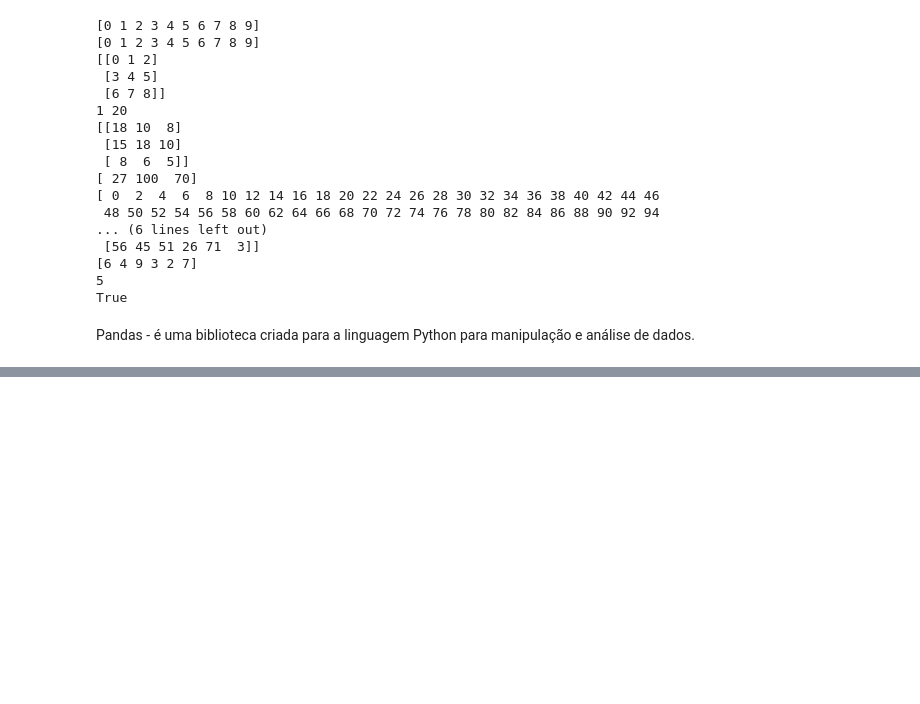
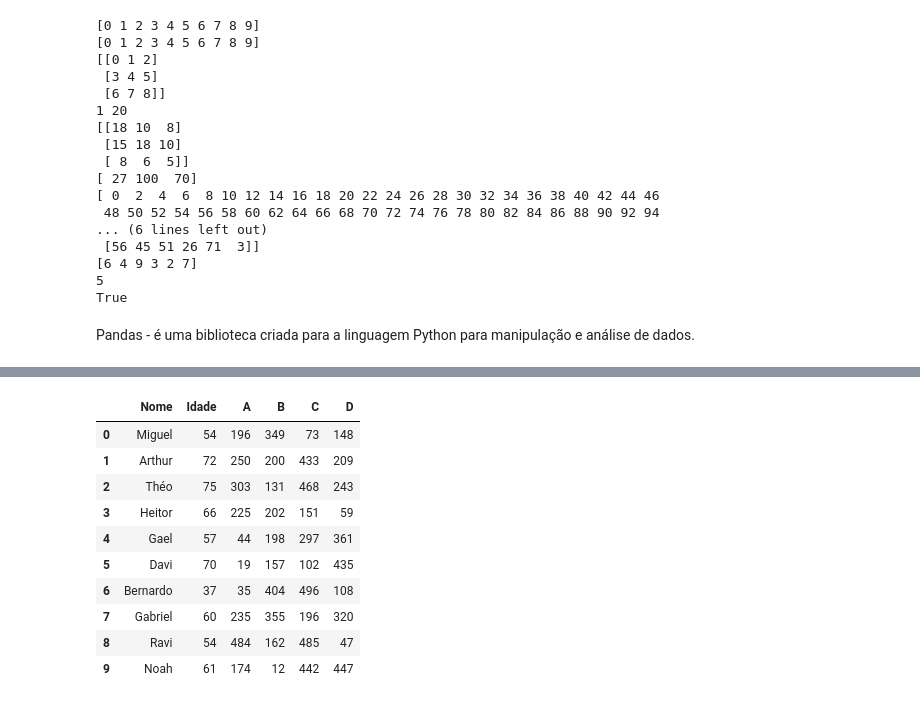
Before and after one commit to wendellbarcelos/Curso-Formacao-Cientista-de-Dados, a Jupyter notebook: Python.ipynb, the cells around one changed output, grey strips where cells are left out. Cells and saved outputs as stored; diff of their text form; code cells hidden in the pictures; blank space fills up the shorter version.

```diff
--- a/Python.ipynb
+++ b/Python.ipynb
@@ -864,0 +890,22 @@ Pandas - é uma biblioteca criada para a linguagem Python para manipulação e a
+# %%
+num = {'Nome':['Miguel','Arthur','Théo','Heitor','Gael','Davi','Bernardo','Gabriel','Ravi','Noah'],
+       'Idade':[54, 72, 75, 66, 57, 70, 37, 60, 54, 61],
+       'A':[196, 250, 303, 225, 44, 19, 35, 235, 484, 174],
+       'B':[349, 200, 131, 202, 198, 157, 404, 355, 162, 12],
+       'C':[73, 433, 468, 151, 297, 102, 496, 196, 485, 442],
+       'D':[148, 209, 243, 59, 361, 435, 108, 320, 47, 447]}
+
+df = pd.DataFrame(num)
+df
+# %% [output]
+|  | Nome | Idade | A | B | C | D |
+| 0 | Miguel | 54 | 196 | 349 | 73 | 148 |
+| 1 | Arthur | 72 | 250 | 200 | 433 | 209 |
+| 2 | Théo | 75 | 303 | 131 | 468 | 243 |
+| 3 | Heitor | 66 | 225 | 202 | 151 | 59 |
+| 4 | Gael | 57 | 44 | 198 | 297 | 361 |
+| 5 | Davi | 70 | 19 | 157 | 102 | 435 |
+| 6 | Bernardo | 37 | 35 | 404 | 496 | 108 |
+| 7 | Gabriel | 60 | 235 | 355 | 196 | 320 |
+| 8 | Ravi | 54 | 484 | 162 | 485 | 47 |
+| 9 | Noah | 61 | 174 | 12 | 442 | 447 |
```
Also changed, not shown: parts of 12 cells of this notebook, 1 other file.
